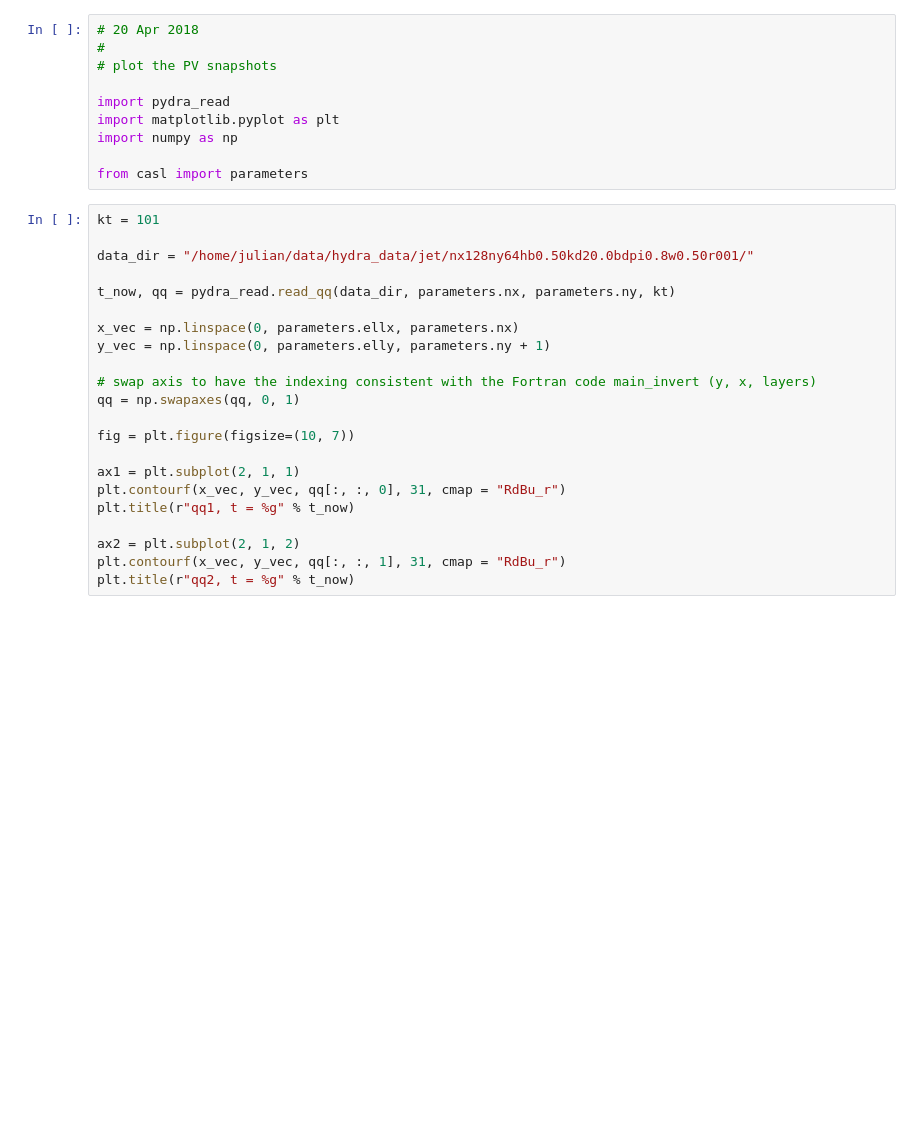
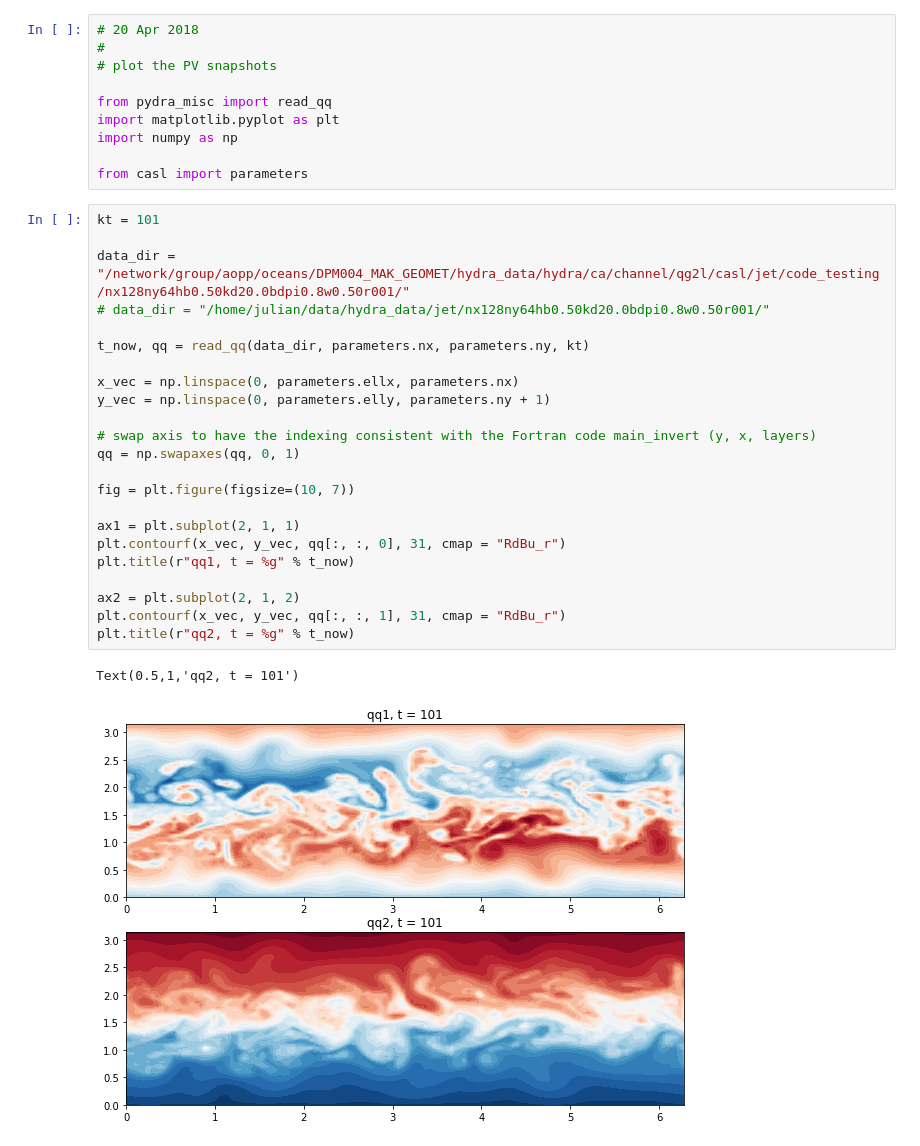
Before and after one commit to julianmak/pydra, a Jupyter notebook: wrapper/plot_qq_snapshot.ipynb, the cells around one changed output. Drawn from its saved outputs; the diff is of its cells as text; blank space fills up the shorter version.

```diff
--- a/wrapper/plot_qq_snapshot.ipynb
+++ b/wrapper/plot_qq_snapshot.ipynb
@@ -3,7 +3,7 @@
 #
 # plot the PV snapshots
 
-import pydra_read
+from pydra_misc import read_qq
 import matplotlib.pyplot as plt
 import numpy as np
 
@@ -11,22 +11,26 @@ from casl import parameters
 # %%
 kt = 101
 
-data_dir = "/home/julian/data/hydra_data/jet/nx128ny64hb0.50kd20.0bdpi0.8w0.50r001/"
+data_dir = "/network/group/aopp/oceans/DPM004_MAK_GEOMET/hydra_data/hydra/ca/channel/qg2l/casl/jet/code_testing/nx128ny64hb0.50kd20.0bdpi0.8w0.50r001/"
+# data_dir = "/home/julian/data/hydra_data/jet/nx128ny64hb0.50kd20.0bdpi0.8w0.50r001/"
 
-t_now, qq = pydra_read.read_qq(data_dir, parameters.nx, parameters.ny, kt)
+t_now, qq = read_qq(data_dir, parameters.nx, parameters.ny, kt)
 
 x_vec = np.linspace(0, parameters.ellx, parameters.nx)
 y_vec = np.linspace(0, parameters.elly, parameters.ny + 1)
 
 # swap axis to have the indexing consistent with the Fortran code main_invert (y, x, layers)
 qq = np.swapaxes(qq, 0, 1)
 
 fig = plt.figure(figsize=(10, 7))
 
 ax1 = plt.subplot(2, 1, 1)
 plt.contourf(x_vec, y_vec, qq[:, :, 0], 31, cmap = "RdBu_r")
 plt.title(r"qq1, t = %g" % t_now)
 
 ax2 = plt.subplot(2, 1, 2)
 plt.contourf(x_vec, y_vec, qq[:, :, 1], 31, cmap = "RdBu_r")
 plt.title(r"qq2, t = %g" % t_now)
+# %% [output]
+Text(0.5,1,'qq2, t = 101')
+[figure, added]
```
Also changed, not shown: 1 other file.
